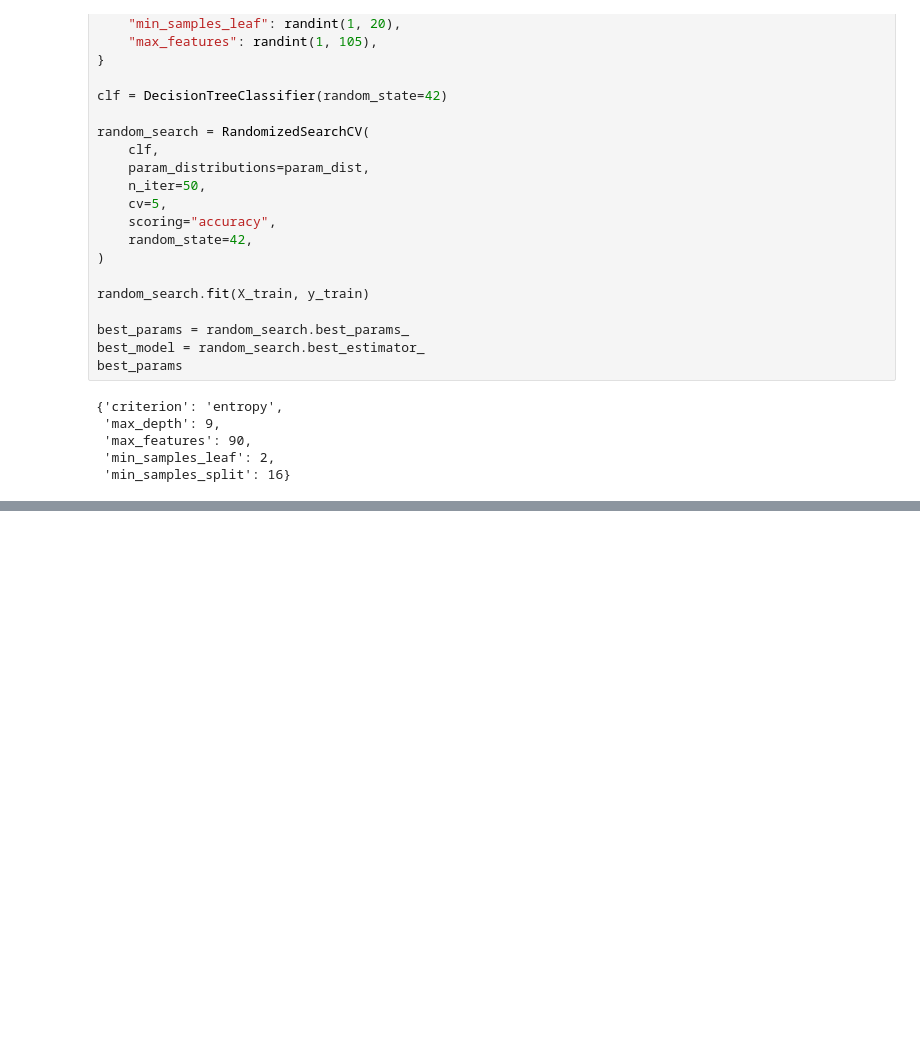
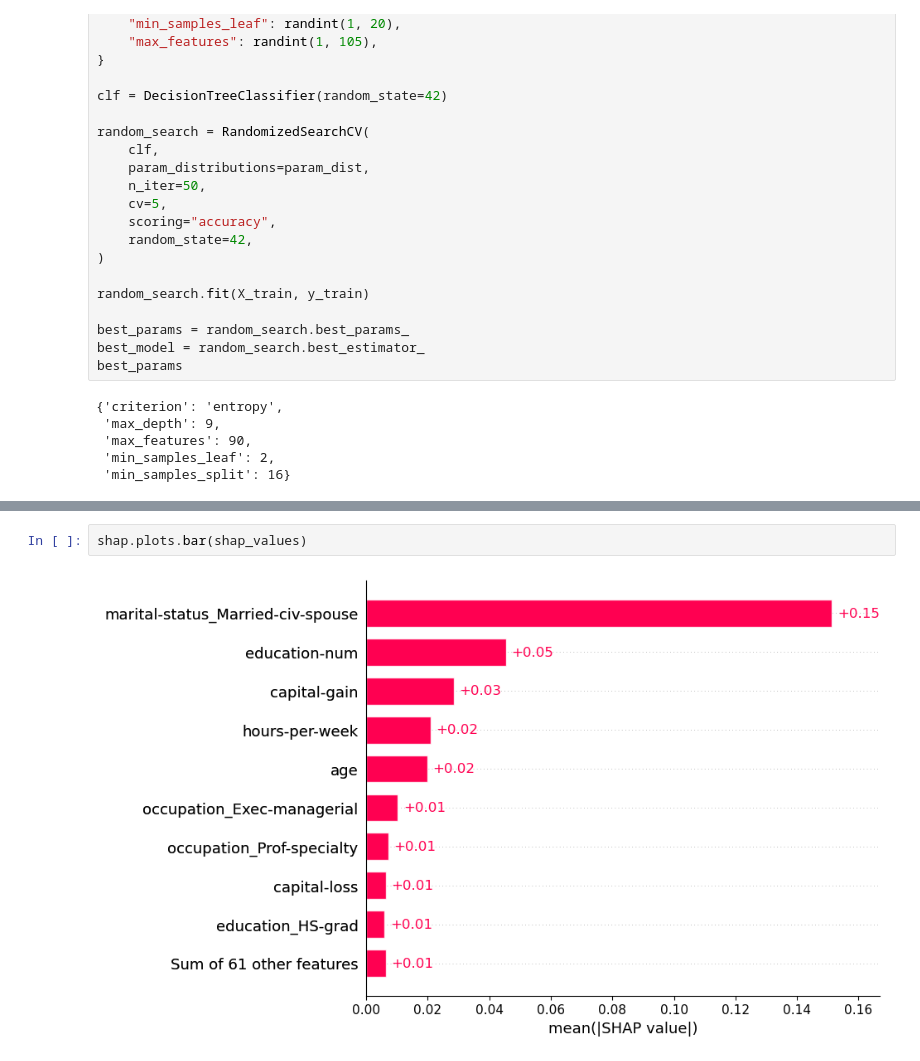
Before and after one commit to nogibjj/IDS705_FinalProject_Lemur_Team, a Jupyter notebook: 30_models/DecisionTree.ipynb, the cells around one changed output, grey strips where cells are left out. Cells and saved outputs as stored; diff of their text form; blank space fills up the shorter version.

```diff
--- a/30_models/DecisionTree.ipynb
+++ b/30_models/DecisionTree.ipynb
@@ -89,0 +111,4 @@ AUC - PR: 0.763
+# %%
+shap.plots.bar(shap_values)
+# %% [output]
+[figure, added]
```
Also changed, not shown: parts of 4 cells of this notebook.
